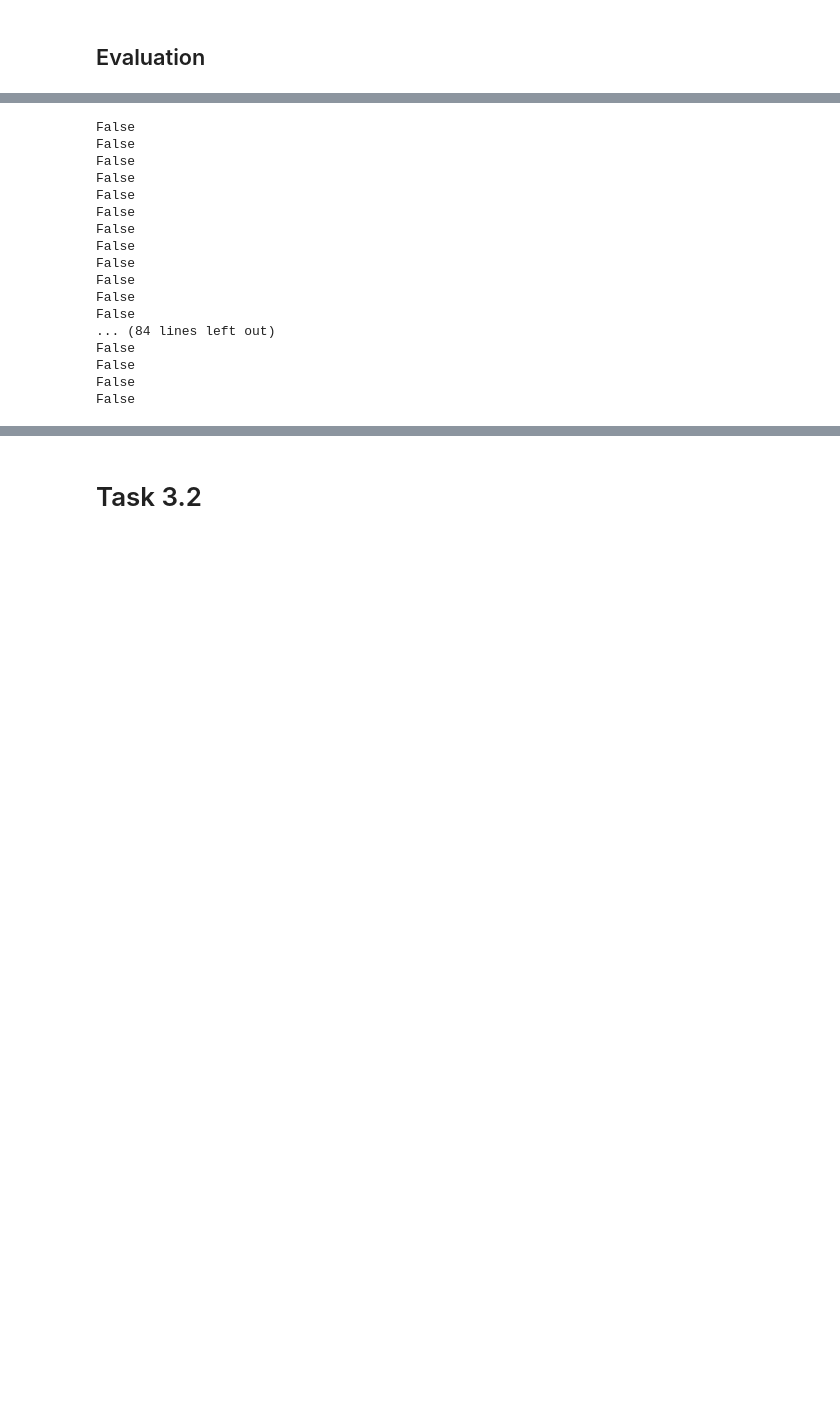
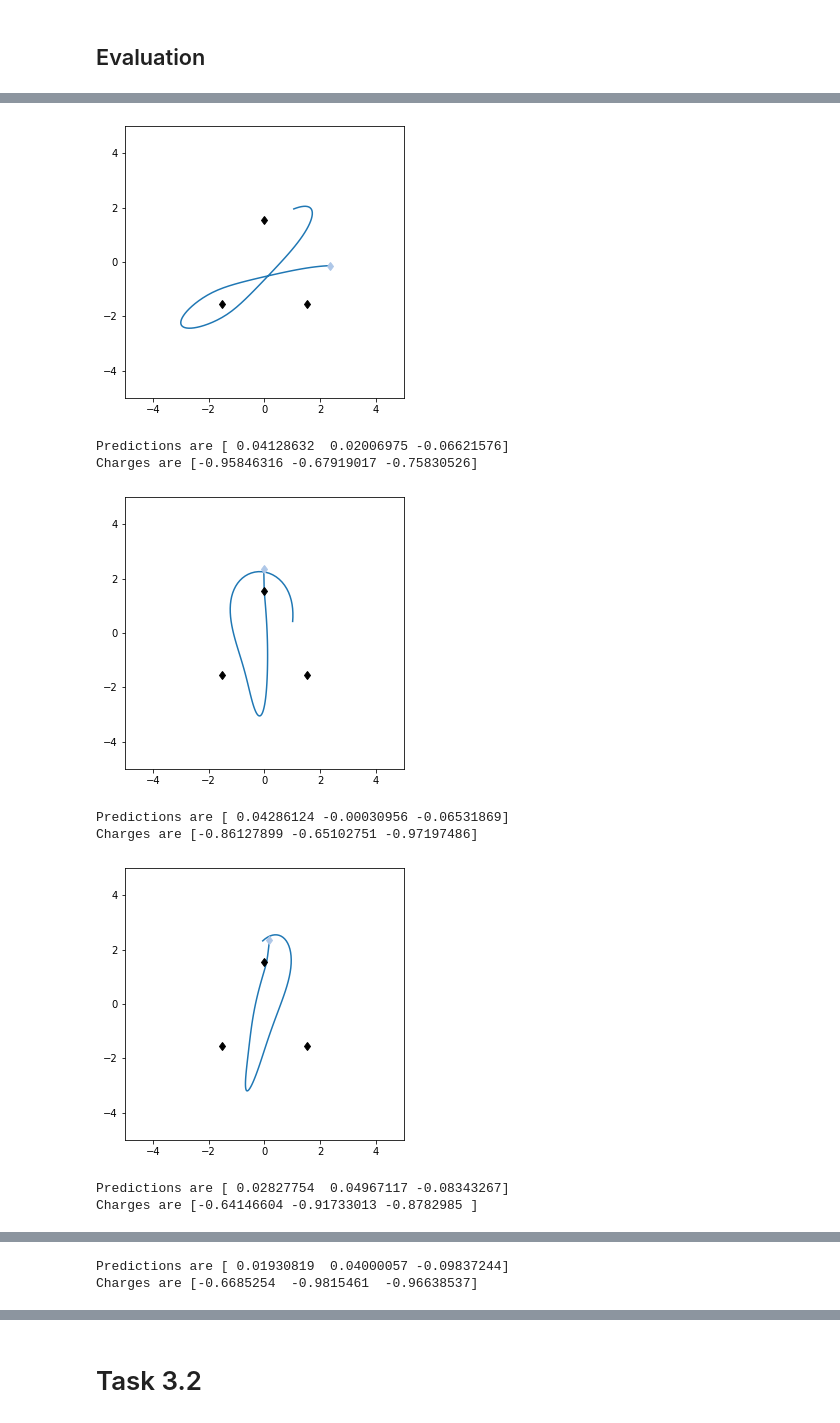
Before and after one commit to adiljahouh/2AMM10_38, a Jupyter notebook: assignment_2_3/a3_skeleton.ipynb, the cells around one changed output, grey strips where cells are left out. Drawn from its saved outputs; the diff is of its cells as text; code cells hidden in the pictures; blank space fills up the shorter version.

```diff
--- a/assignment_2_3/a3_skeleton.ipynb
+++ b/assignment_2_3/a3_skeleton.ipynb
@@ -258,7 +258,7 @@ train_loader = DataLoader(tuple(zip(simulation_train, charges_train)), batch_siz
 val_loader = DataLoader(tuple(zip(simulation_valid, charges_valid)), batch_size = batch_len,
                         collate_fn = collate_batch)#,pin_memory=True)
 
-test_loader = DataLoader(tuple(zip(simulation_test, charges_train)),batch_size=1,
+test_loader = DataLoader(tuple(zip(simulation_test, charges_test)),batch_size=1,
                         collate_fn = collate_batch)#,pin_memory=True)
 # %% [markdown]
 ## Model Implementation
@@ -465,5 +471,5 @@ predictions, actual = test(model)
 # %%
-def plot_example(x, x_gt=None, x_pred=None, fn=None):
+def plot_sim(x, x_gt=None, x_pred=None, fn=None):
     charge_locations = np.array([[-1.53846154, -1.53846154],
                                  [ 1.53846154, -1.53846154],
                                  [ 0.        ,  1.53846154]])  # charge locations are fixed
@@ -527,26 +527,16 @@ Charges are [-0.68399321 -0.09790986 -0.92043375]
 # %%
 # lookup_value = np.array([-0.9951, -0.4482, -0.2730])
-lookup_value = np.array([-0.52424482 -0.63150542 -0.66097629])
-for i in charges_test:
-    print(np.allclose(i, lookup_value, 0.01))
-    if np.allclose(i, lookup_value, 0.1):
-        print(i)
-        print(lookup_value)
+for i in badpredics:
+    plot_sim(simulation_test[i])
+    print(f'Predictions are {predictions[i][0].cpu().numpy()}')
+    print(f'Charges are {charges_test[i]}')
 # %% [output]
+[figure, added]
-False
-False
-False
-False
-False
-False
-False
-False
-False
-False
-False
-False
-... (84 lines left out)
-False
-False
-False
-False
+Predictions are [ 0.04128632  0.02006975 -0.06621576]
+Charges are [-0.95846316 -0.67919017 -0.75830526]
+[figure, added]
+Predictions are [ 0.04286124 -0.00030956 -0.06531869]
+Charges are [-0.86127899 -0.65102751 -0.97197486]
+[figure, added]
+Predictions are [ 0.02827754  0.04967117 -0.08343267]
+Charges are [-0.64146604 -0.91733013 -0.8782985 ]
@@ -552,0 +544,2 @@ False
+Predictions are [ 0.01930819  0.04000057 -0.09837244]
+Charges are [-0.6685254  -0.9815461  -0.96638537]
```
Also changed, not shown: parts of 22 cells of this notebook.
